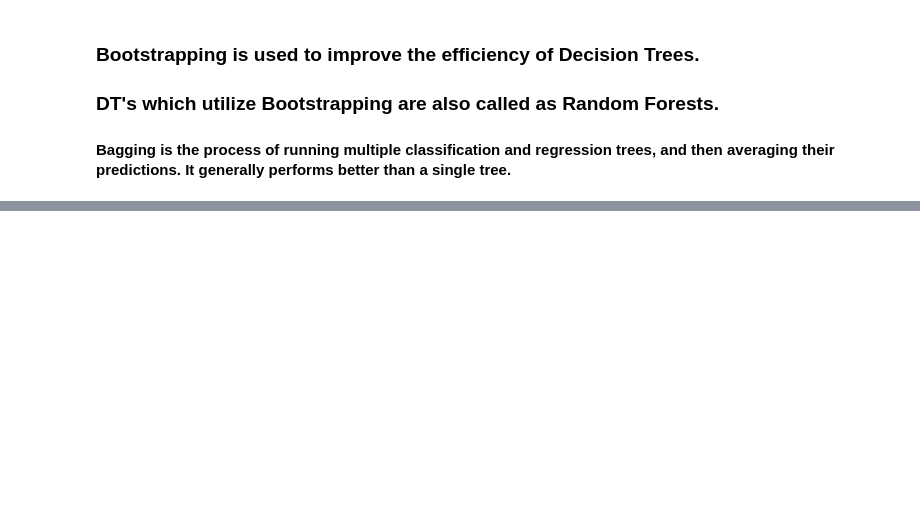
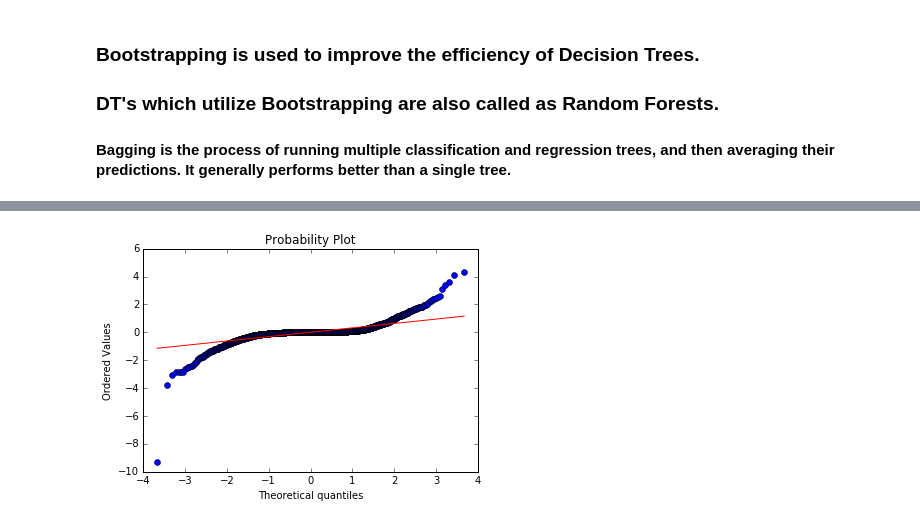
Before and after one commit to prodigy803/statistics-for-data-scientists-python, a Jupyter notebook: Notebooks/Chapter_2.ipynb, the cells around one changed output, grey strips where cells are left out. Saved outputs shown, nothing was run; the diff lists cells and outputs as text; code cells hidden in the pictures; blank space fills up the shorter version.

```diff
--- a/Notebooks/Chapter_2.ipynb
+++ b/Notebooks/Chapter_2.ipynb
@@ -164,0 +270,7 @@ Bootstrap Mean :  69120.742
+# %%
+nflx = sp500_px.loc[:,'NFLX']
+# %%
+stats.probplot(nflx, dist="norm", plot=pylab)
+pylab.show()
+# %% [output]
+[figure, added]
```
Also changed, not shown: parts of 22 cells of this notebook.
